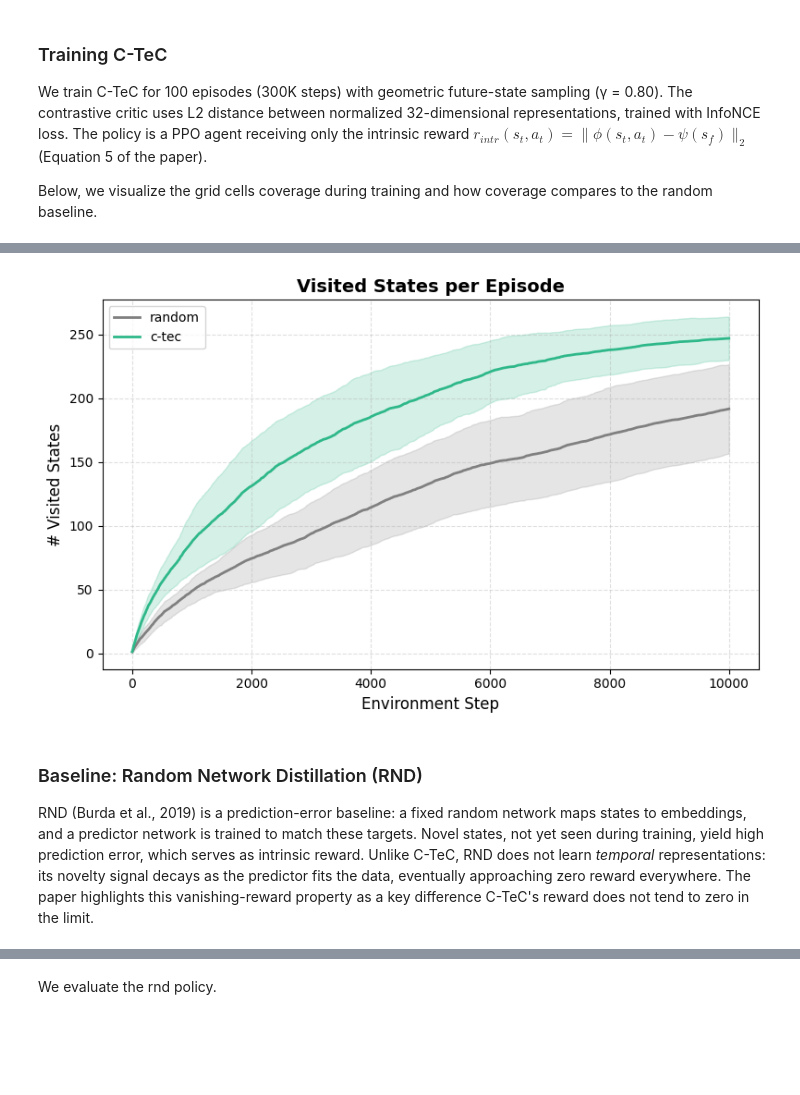
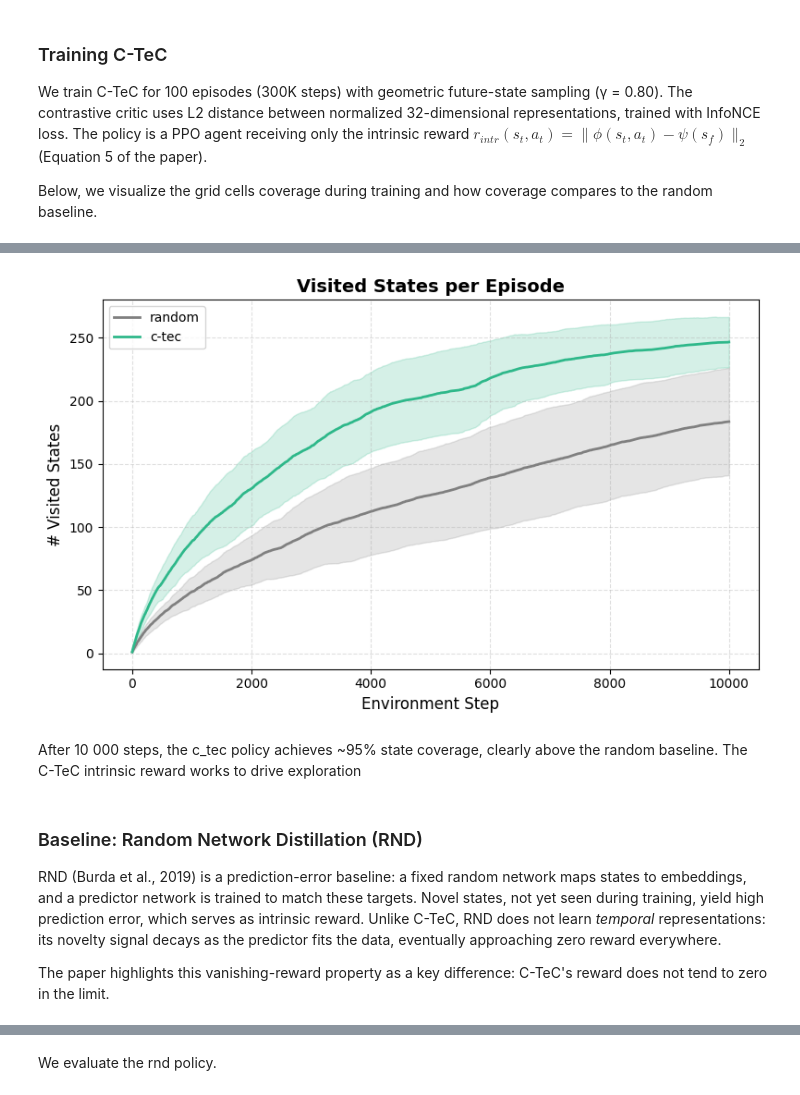
Before and after one commit to LSNoor/C-TeC, a Jupyter notebook: demo.ipynb, the cells around one changed output, grey strips where cells are left out. Drawn from its saved outputs; the diff is of its cells as text; code cells hidden in the pictures; blank space fills up the shorter version.

```diff
--- a/demo.ipynb
+++ b/demo.ipynb
@@ -89,9 +95,7 @@ num_episodes = 50
 
 random_policy = get_policy(state_dim=STATE_DIM, action_dim=ACTION_DIM, method="random", device=device)
 
-evaluation_env = make_env(seed=seed, max_steps=10000)
+random_logger, random_stats = run_evaluation(method="random", policy=random_policy, num_episodes=num_episodes, env=env, seed=seed, save=False)
 
-random_evaluation_logger, random_evaluation_stats = run_evaluation(method="random", policy=random_policy, num_episodes=num_episodes, env=evaluation_env, seed=seed, save=False)
-
-random_trajectory_buffer = random_evaluation_stats["trajectory_buffer"]
+random_trajectory_buffer = random_stats["trajectory_buffer"]
 # %% [output]
@@ -145,9 +167,9 @@ from c_tec.utils.visualization import plot_cumulative_coverage_comparison
 
 c_tec_evaluation_logger, c_tec_evaluation_stats = run_evaluation(method="c-tec", policy=c_tec_policy, num_episodes=50, env=evaluation_env, seed=seed, save=False, from_checkpoint=False)
 
-c_tec_trajectory_buffer = c_tec_evaluation_stats["trajectory_buffer"]
+c_tec_evaluation_trajectory_buffer = c_tec_evaluation_stats["trajectory_buffer"]
 
-buffers = {"random": random_trajectory_buffer, "c-tec": c_tec_trajectory_buffer}
+buffers = {"random": random_trajectory_buffer, "c-tec": c_tec_evaluation_trajectory_buffer}
 
 plot_cumulative_coverage_comparison(buffers)
 # %% [output]
@@ -158,8 +180,12 @@ Evaluation complete: 50 episodes | Coverage: 95.0% ± 6.5% | Total steps: 500000
-[figure, old version]
+[figure, new version]
+# %% [markdown]
+After 10 000 steps, the c_tec policy achieves ~95% state coverage, clearly above the random baseline. The C-TeC intrinsic reward works to drive exploration
 # %% [markdown]
 ### Baseline: Random Network Distillation (RND)
 
-RND (Burda et al., 2019) is a prediction-error baseline: a fixed random network maps states to embeddings, and a predictor network is trained to match these targets. Novel states, not yet seen during training, yield high prediction error, which serves as intrinsic reward. Unlike C-TeC, RND does not learn *temporal* representations: its novelty signal decays as the predictor fits the data, eventually approaching zero reward everywhere. The paper highlights this vanishing-reward property as a key difference C-TeC's reward does not tend to zero in the limit.
+RND (Burda et al., 2019) is a prediction-error baseline: a fixed random network maps states to embeddings, and a predictor network is trained to match these targets. Novel states, not yet seen during training, yield high prediction error, which serves as intrinsic reward. Unlike C-TeC, RND does not learn *temporal* representations: its novelty signal decays as the predictor fits the data, eventually approaching zero reward everywhere.
+
+The paper highlights this vanishing-reward property as a key difference: C-TeC's reward does not tend to zero in the limit.
 # %%
 RND_CONFIG_PATH = "rnd_config.yaml"
 RND_CONFIG = get_config(RND_CONFIG_PATH)
```
Also changed, not shown: parts of 40 cells of this notebook, 6 other files.
